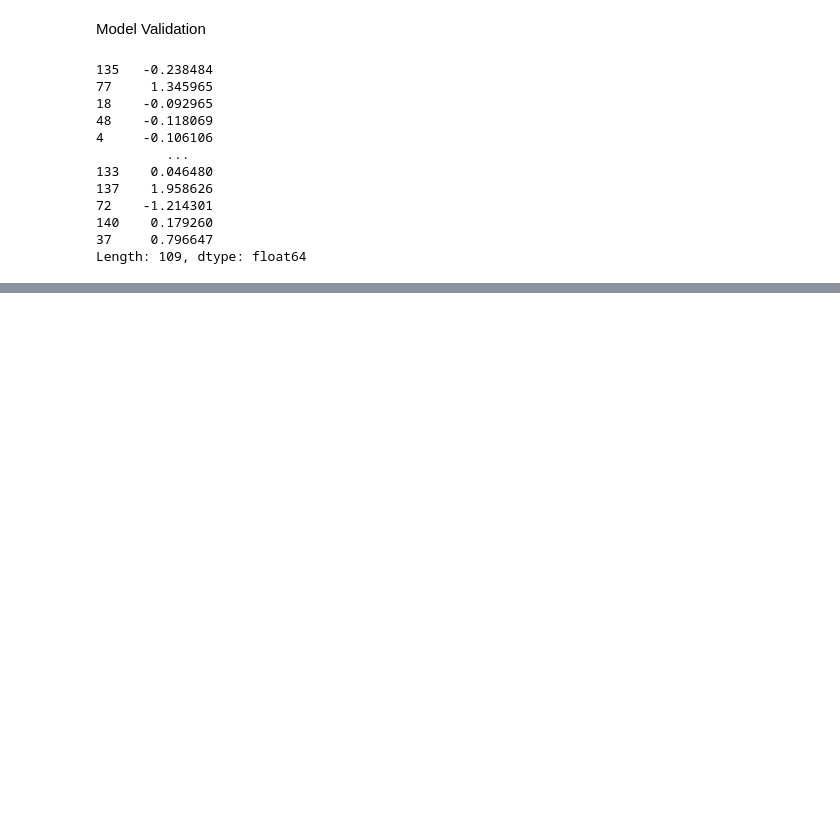
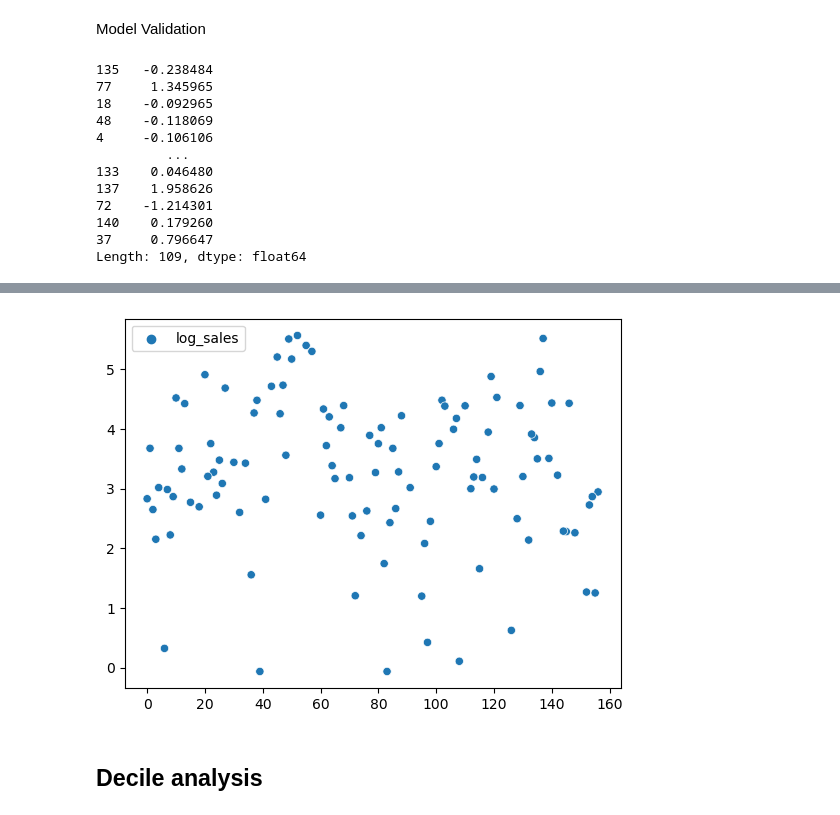
Before and after one commit to kroopeshrajput/Linear_regression_OLS_Car_sales, a Jupyter notebook: Car_Sales_LinearRegression.ipynb, the cells around one changed output, grey strips where cells are left out. Saved outputs shown, nothing was run; the diff lists cells and outputs as text; code cells hidden in the pictures; blank space fills up the shorter version.

Commit message:
decile analysis

```diff
--- a/Car_Sales_LinearRegression.ipynb
+++ b/Car_Sales_LinearRegression.ipynb
@@ -563,0 +586,7 @@ Length: 109, dtype: float64
+# %%
+sns.scatterplot([lm2.resid, train.log_sales])
+plt.show()
+# %% [output]
+[figure, added]
+# %% [markdown]
+## Decile analysis
```
Also changed, not shown: parts of 18 cells of this notebook.
